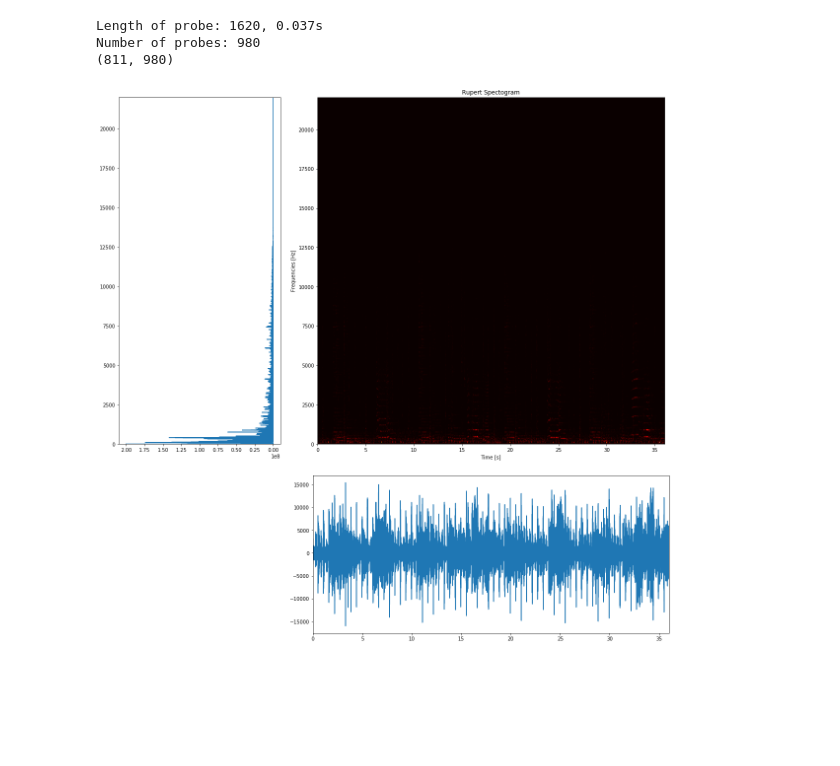
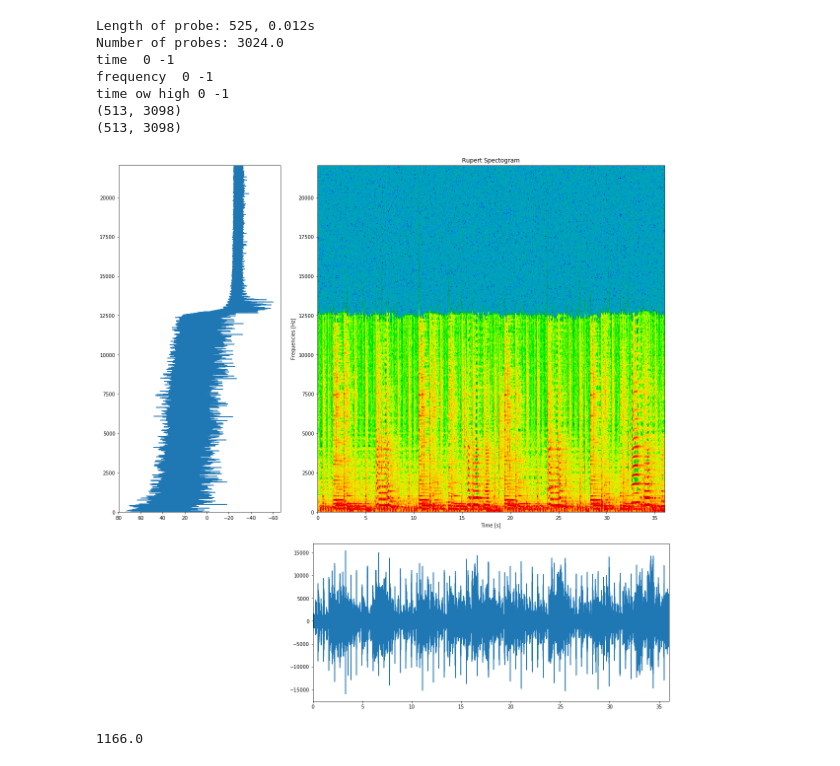
Before and after one commit to PPierzc/Analiza-Sygna-w, a Jupyter notebook: proj1/proj1.ipynb, the cells around one changed output. Cells and saved outputs as stored; diff of their text form; code cells hidden in the pictures; blank space fills up the shorter version.

```diff
--- a/proj1/proj1.ipynb
+++ b/proj1/proj1.ipynb
@@ -93,44 +187,29 @@ class Signal:
 # %%
-plt.figure(figsize=((20,20)))
-
-gs = gridspec.GridSpec(2, 2, width_ratios=[1, 3])
-gs.update(left=0.05, right=0.95, bottom=0.1, wspace=0.5)
-
-rupert = Signal('./data/candy.wav')
-
-# plt.subplot(gs[0])
-plt.subplot2grid((3, 3), (0, 0), rowspan=2)
-rupert.plot_fft(show = False, invert=True)
-
-# plt.subplot(gs[1])
-plt.subplot2grid((3, 3), (0, 1), colspan=2, rowspan=2)
+rupert = Signal('./data/candy.wav', 'Rupert')
 rupert.set_window(lambda n: scipy.signal.blackman(n))
-plt.title('Rupert Spectogram')
-plt.ylabel('Frequencies [Hz]')
-plt.xlabel('Time [s]')
-rupert.plot_spectogram(show=False, N_wsp=30)
-
-# plt.subplot(gs[3])
-plt.subplot2grid((3, 3), (2, 1), colspan=2)
-rupert.plot_signal(show = False)
+rupert.plot_spectogram(show=False, cover=0.5, length=10000, t_start=0, t_end=-1, f_start=0,f_end=-1,)
 
 plt.show()
 
 # plt.figure(figsize=((20,40)))
 
 # gs = gridspec.GridSpec(2, 2, width_ratios=[1, 3])
 
 # plt.subplot(gs[1])
 # candy = Signal('./data/candy.wav')
 # candy.set_window(lambda n: scipy.signal.blackman(n))
 # plt.title('Candy Spectogram')
 # plt.ylabel('Frequencies [Hz]')
 # plt.xlabel('Time [s]')
 # candy.plot_spectogram(show=False, N_wsp=30, ratio=0.03)
 
 # plt.show()
 # %% [output]
-Length of probe: 1620, 0.037s
-Number of probes: 980
-(811, 980)
+Length of probe: 525, 0.012s
+Number of probes: 3024.0
+time  0 -1
+frequency  0 -1
+time ow high 0 -1
+(513, 3098)
+(513, 3098)
-[figure, old version]
+[figure, new version]
@@ -138,0 +216,4 @@ Number of probes: 980
+# %%
+2**np.ceil(np.log2(2930)) - 2930
+# %% [output]
+1166.0
```
Also changed, not shown: parts of 5 cells of this notebook, 1 other file.
